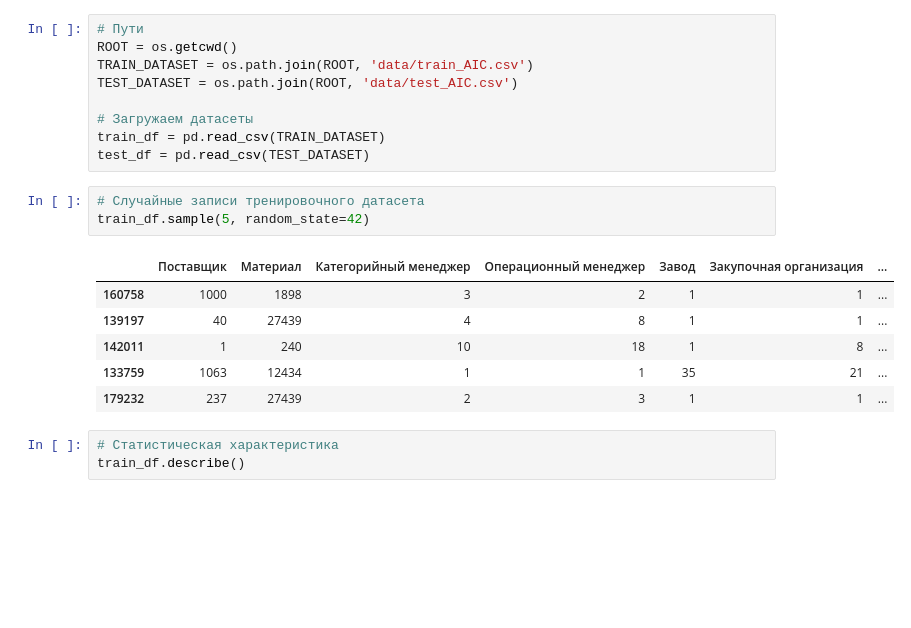
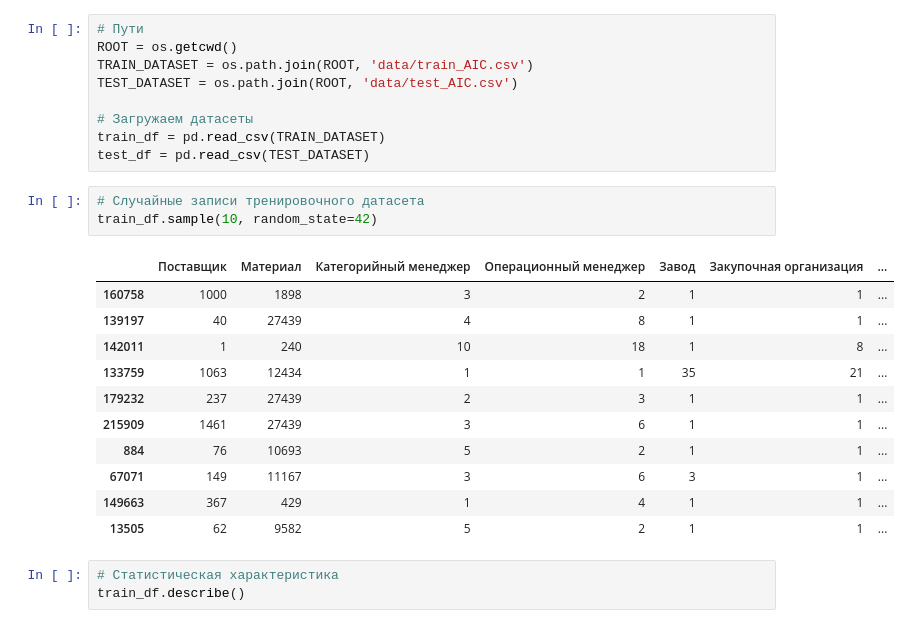
Before and after one commit to dead4an/AIIJC2023-manufacturing, a Jupyter notebook: main.ipynb, the cells around one changed output. Cells and saved outputs as stored; diff of their text form; blank space fills up the shorter version.

```diff
--- a/main.ipynb
+++ b/main.ipynb
@@ -63,14 +63,19 @@ train_df = pd.read_csv(TRAIN_DATASET)
 test_df = pd.read_csv(TEST_DATASET)
 # %%
 # Случайные записи тренировочного датасета
-train_df.sample(5, random_state=42)
+train_df.sample(10, random_state=42)
 # %% [output]
 |  | Поставщик | Материал | Категорийный менеджер | Операционный менеджер | Завод | Закупочная организация | ... |
 | 160758 | 1000 | 1898 | 3 | 2 | 1 | 1 | ... |
 | 139197 | 40 | 27439 | 4 | 8 | 1 | 1 | ... |
 | 142011 | 1 | 240 | 10 | 18 | 1 | 8 | ... |
 | 133759 | 1063 | 12434 | 1 | 1 | 35 | 21 | ... |
 | 179232 | 237 | 27439 | 2 | 3 | 1 | 1 | ... |
+| 215909 | 1461 | 27439 | 3 | 6 | 1 | 1 | ... |
+| 884 | 76 | 10693 | 5 | 2 | 1 | 1 | ... |
+| 67071 | 149 | 11167 | 3 | 6 | 3 | 1 | ... |
+| 149663 | 367 | 429 | 1 | 4 | 1 | 1 | ... |
+| 13505 | 62 | 9582 | 5 | 2 | 1 | 1 | ... |
 # %%
 # Статистическая характеристика
 train_df.describe()
```
Also changed, not shown: parts of 9 cells of this notebook, 2 other files.
